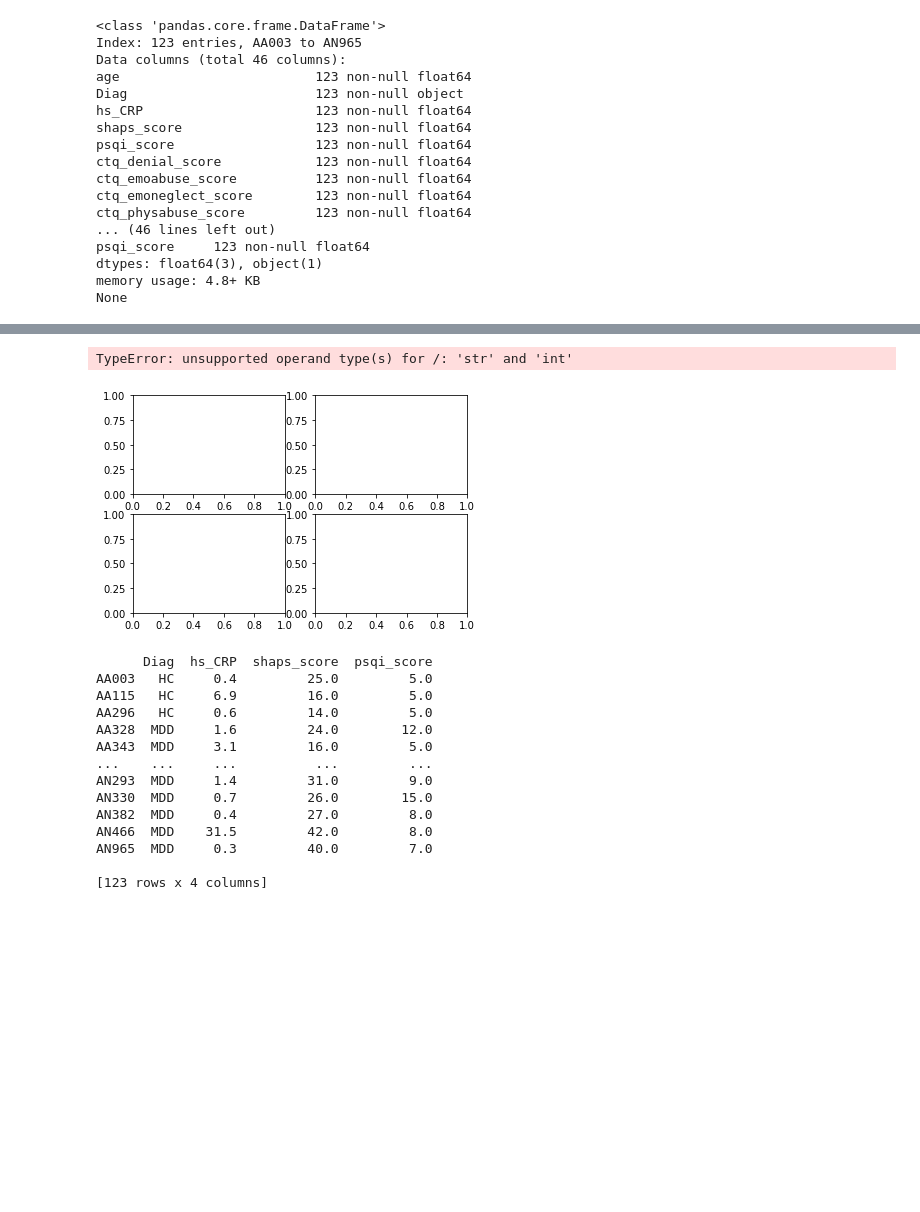
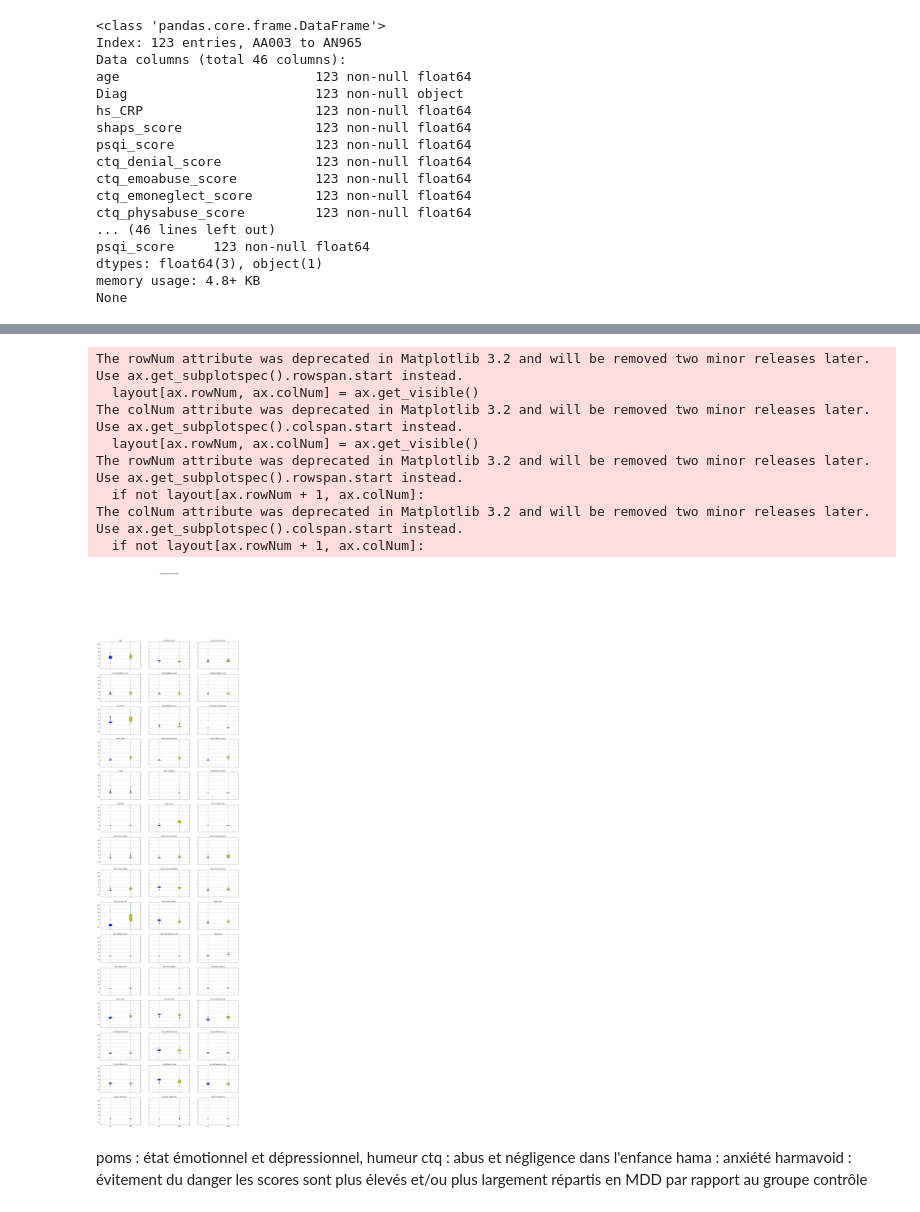
Before and after one commit to nassimabeddar/Depression-analysis, a Jupyter notebook: analyse-detection-depression.ipynb, the cells around one changed output, grey strips where cells are left out. Cells and saved outputs as stored; diff of their text form; code cells hidden in the pictures; blank space fills up the shorter version.

```diff
--- a/analyse-detection-depression.ipynb
+++ b/analyse-detection-depression.ipynb
@@ -639,15 +624,0 @@ from random import sample
-# %%
-fig, axes = plt.subplots(2,2) # create figure and axes
-
-df = pd.DataFrame(data={'A': [10,456,354,456,12,12,45,78,3,5],
-                    'B': [45,87,65,45,1,1,5,8,35,54],
-                    'C': [4500,8700,6500,450,100,100,500,80,350,540],
-                    'type': list(3*'K')+list(3*'L')+list(4*'M')})
-
-for i,el in enumerate(list(df.columns.values)[:-1]):
-    a = df.boxplot(el, by="type", ax=axes.flatten()[i])
-
-fig.delaxes(axes[1,1]) # remove empty subplot
-plt.tight_layout()
-
-plt.show()
@@ -676,33 +625,32 @@ plt.show()
-# %%
-
-fig, axes = plt.subplots(2,2) # create figure and axes
-
-df = test
-
-for i,el in enumerate(list(df.columns.values)[:-1]):
-    df.boxplot(el, by="Diag", ax=axes.flatten()[i])
-
-
-plt.tight_layout()
-
-plt.show()
-# %% [output]
-TypeError: unsupported operand type(s) for /: 'str' and 'int'
-[figure, removed]
-# %%
-print(test)
-# %% [output]
-      Diag  hs_CRP  shaps_score  psqi_score
-AA003   HC     0.4         25.0         5.0
-AA115   HC     6.9         16.0         5.0
-AA296   HC     0.6         14.0         5.0
-AA328  MDD     1.6         24.0        12.0
-AA343  MDD     3.1         16.0         5.0
-...    ...     ...          ...         ...
-AN293  MDD     1.4         31.0         9.0
-AN330  MDD     0.7         26.0        15.0
-AN382  MDD     0.4         27.0         8.0
-AN466  MDD    31.5         42.0         8.0
-AN965  MDD     0.3         40.0         7.0
-
-[123 rows x 4 columns]
+# %%
+df = var_quanti
+bp_dict = df.boxplot(
+    by="Diag",layout=(20,3),figsize=(20,100),
+    return_type='both',
+    patch_artist = True,
+)
+
+colors = ['b', 'y', 'm', 'c', 'g', 'b', 'r', 'k', ]
+for row_key, (ax,row) in bp_dict.iteritems():
+    ax.set_xlabel('')
+    ax.set_ylabel('')
+    for i,box in enumerate(row['boxes']):
+        box.set_facecolor(colors[i])
+
+plt.show()
+# %% [output]
+The rowNum attribute was deprecated in Matplotlib 3.2 and will be removed two minor releases later. Use ax.get_subplotspec().rowspan.start instead.
+  layout[ax.rowNum, ax.colNum] = ax.get_visible()
+The colNum attribute was deprecated in Matplotlib 3.2 and will be removed two minor releases later. Use ax.get_subplotspec().colspan.start instead.
+  layout[ax.rowNum, ax.colNum] = ax.get_visible()
+The rowNum attribute was deprecated in Matplotlib 3.2 and will be removed two minor releases later. Use ax.get_subplotspec().rowspan.start instead.
+  if not layout[ax.rowNum + 1, ax.colNum]:
+The colNum attribute was deprecated in Matplotlib 3.2 and will be removed two minor releases later. Use ax.get_subplotspec().colspan.start instead.
+  if not layout[ax.rowNum + 1, ax.colNum]:
+[figure, added]
+# %% [markdown]
+poms : état émotionnel et dépressionnel, humeur
+ctq : abus et négligence dans l'enfance
+hama : anxiété
+harmavoid : évitement du danger
+les scores sont plus élevés et/ou plus largement répartis en MDD par rapport au groupe contrôle
```
Also changed, not shown: parts of 29 cells of this notebook.
